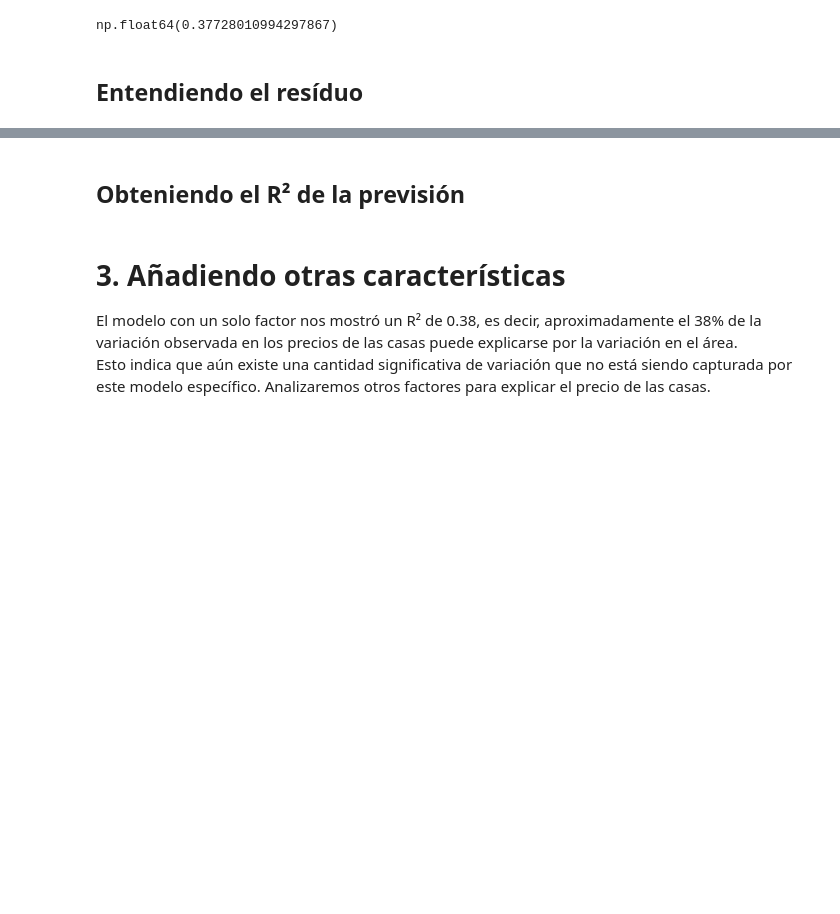
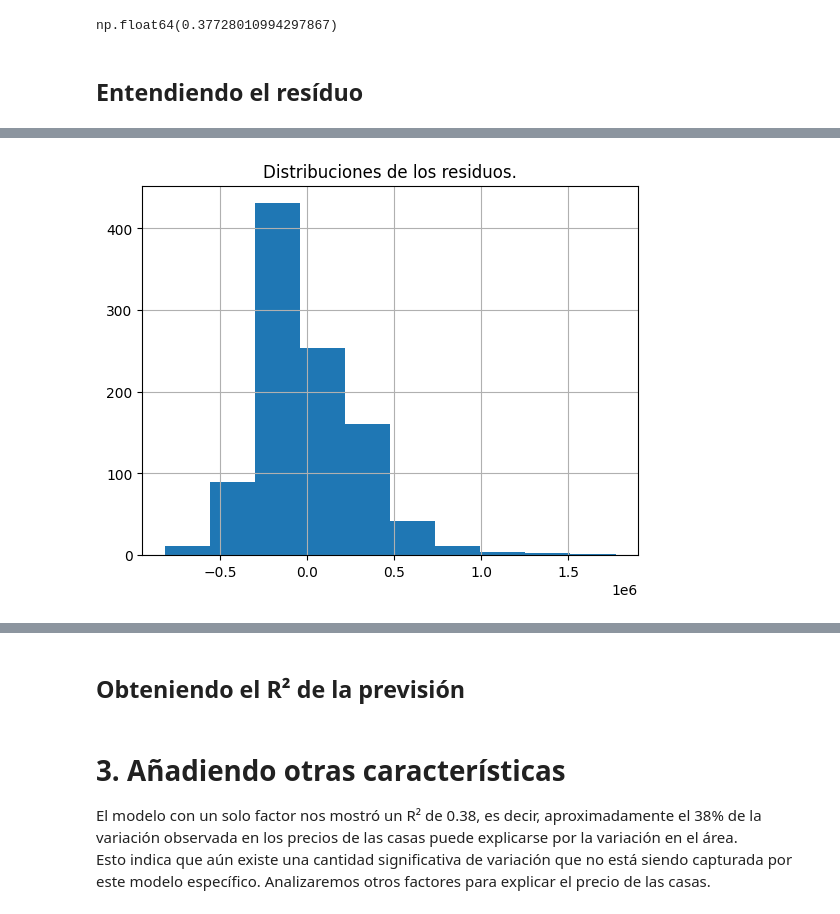
Before and after one commit to lukitasmois/2145-data-science-probando-relaciones-con-regresion-lineal, a Jupyter notebook: precios_de_inmuebles_regresion_lineal.ipynb, the cells around one changed output, grey strips where cells are left out. Cells and saved outputs as stored; diff of their text form; code cells hidden in the pictures; blank space fills up the shorter version.

Commit message:
02.08. Observo la distribucion de los residuos de la recta

```diff
--- a/precios_de_inmuebles_regresion_lineal.ipynb
+++ b/precios_de_inmuebles_regresion_lineal.ipynb
@@ -234,3 +248,10 @@ np.float64(0.37728010994297867)
+# %%
+# Cómo están distribuidos
+modelo_0.resid.hist()
+plt.title('Distribuciones de los residuos.')
+plt.show()
+# %% [output]
+[figure, added]
 # %% [markdown]
 <img src="https://i.ibb.co/zGTB35V/residuos.png" alt="residuos" border="0">
 # %% [markdown]
```
Also changed, not shown: parts of 2 cells of this notebook.
